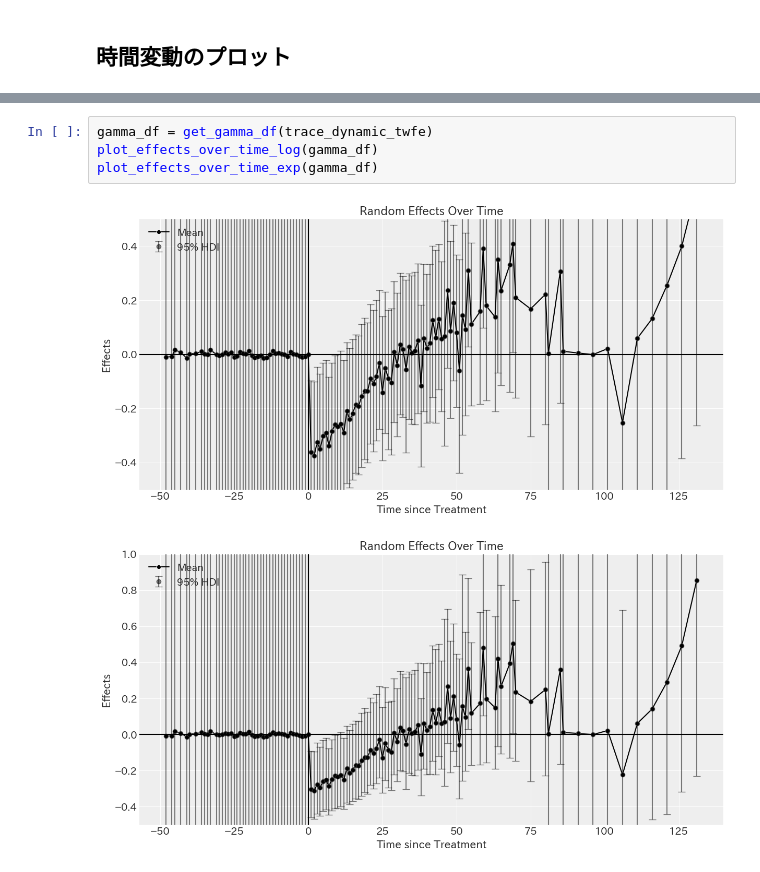
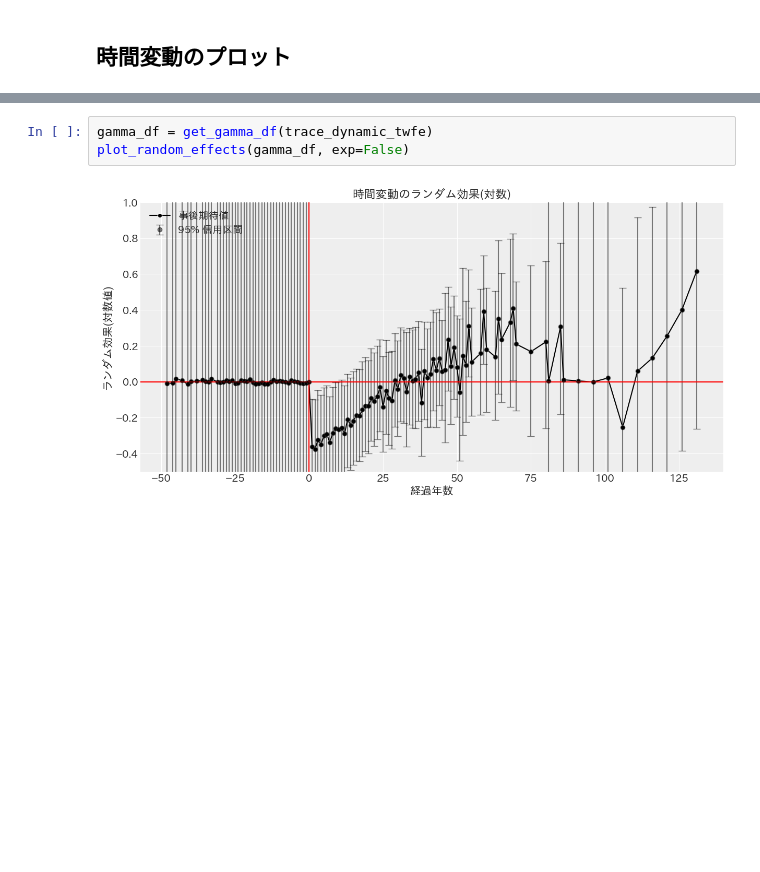
Before and after one commit to Keisei-Akiya/bridge-straw-effects, a Jupyter notebook: src/analysis/bayes/paseudo_data_did/dynamic_twfe_log.ipynb, the cells around one changed output, grey strips where cells are left out. Drawn from its saved outputs; the diff is of its cells as text; blank space fills up the shorter version.

```diff
--- a/src/analysis/bayes/paseudo_data_did/dynamic_twfe_log.ipynb
+++ b/src/analysis/bayes/paseudo_data_did/dynamic_twfe_log.ipynb
@@ -381,9 +364,7 @@ def plot_effects_over_time_exp(gamma_df):
 # %%
 gamma_df = get_gamma_df(trace_dynamic_twfe)
-plot_effects_over_time_log(gamma_df)
-plot_effects_over_time_exp(gamma_df)
+plot_random_effects(gamma_df, exp=False)
 # %% [output]
-[figure, old version]
+[figure, new version]
-[figure, removed]
 # %%
 gamma_df = get_gamma_df(trace_dynamic_twfe_h)
```
Also changed, not shown: parts of 3 cells of this notebook, 45 other files.
